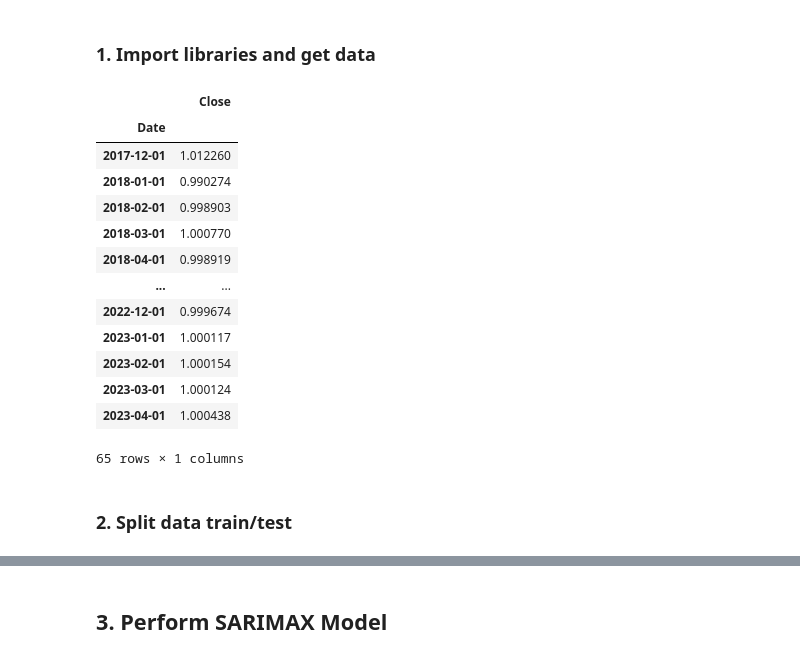
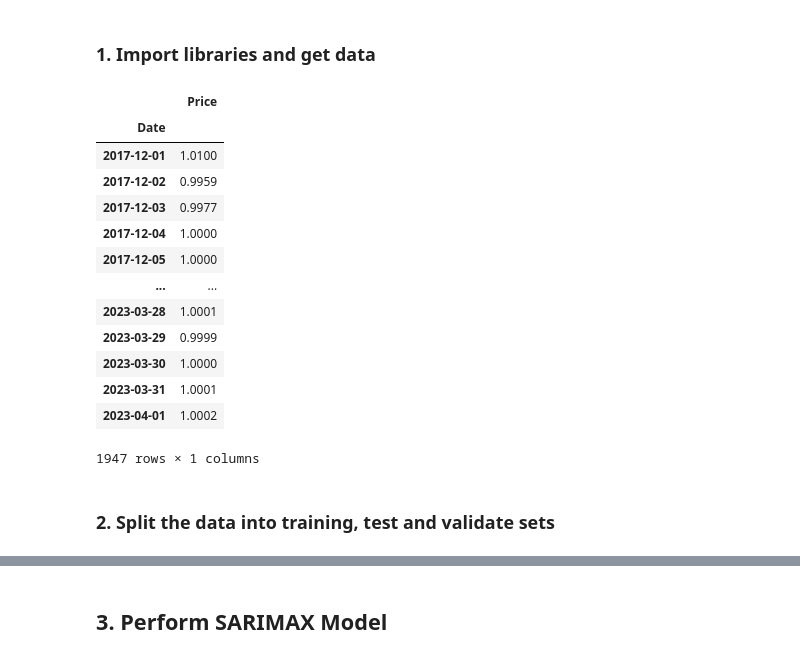
Before and after one commit to TR-PHU/bda, a Jupyter notebook: tether/SARIMAX_Model.ipynb, the cells around one changed output, grey strips where cells are left out. Drawn from its saved outputs; the diff is of its cells as text; code cells hidden in the pictures.

```diff
--- a/tether/SARIMAX_Model.ipynb
+++ b/tether/SARIMAX_Model.ipynb
@@ -14,38 +15,35 @@ from dateutil.parser import parse
 # %%
 # Load the dataset
-df = pd.read_csv("./USDT-Monthly.csv")
+df = pd.read_csv("./USDT.csv")
 
 # Drop the unnecessary columns.
-df.drop(['Open', 'High', 'Low', 'Adj Close', 'Volume'], axis=1, inplace=True)
+df.drop(['Open', 'High', 'Low', 'Vol.', 'Change %'], axis=1, inplace=True)
 
 # Convert the "Date" column to datetime format
-df['Date'] = pd.to_datetime(df['Date'], format='%Y-%m-%d')
-
-# Format the 'Date' column
-# df['Date'] = df['Date'].dt.strftime('%Y-%m-%d')
+df['Date'] = pd.to_datetime(df['Date'], format='%d-%b-%y')
 
 # Sort the DataFrame by date
 df = df.sort_values('Date')
 
 # Set Date index
 df.set_index('Date', inplace=True)
 
 df
 # %% [output]
-|  | Close |
+|  | Price |
 | Date |  |
-| 2017-12-01 | 1.012260 |
-| 2018-01-01 | 0.990274 |
-| 2018-02-01 | 0.998903 |
-| 2018-03-01 | 1.000770 |
-| 2018-04-01 | 0.998919 |
+| 2017-12-01 | 1.0100 |
+| 2017-12-02 | 0.9959 |
+| 2017-12-03 | 0.9977 |
+| 2017-12-04 | 1.0000 |
+| 2017-12-05 | 1.0000 |
 | ... | ... |
-| 2022-12-01 | 0.999674 |
-| 2023-01-01 | 1.000117 |
-| 2023-02-01 | 1.000154 |
-| 2023-03-01 | 1.000124 |
-| 2023-04-01 | 1.000438 |
+| 2023-03-28 | 1.0001 |
+| 2023-03-29 | 0.9999 |
+| 2023-03-30 | 1.0000 |
+| 2023-03-31 | 1.0001 |
+| 2023-04-01 | 1.0002 |
-65 rows × 1 columns
+1947 rows × 1 columns
 # %% [markdown]
-### 2. Split data train/test
+### 2. Split the data into training, test and validate sets
 # %%
```
Also changed, not shown: parts of 19 cells of this notebook, 18 other files.
